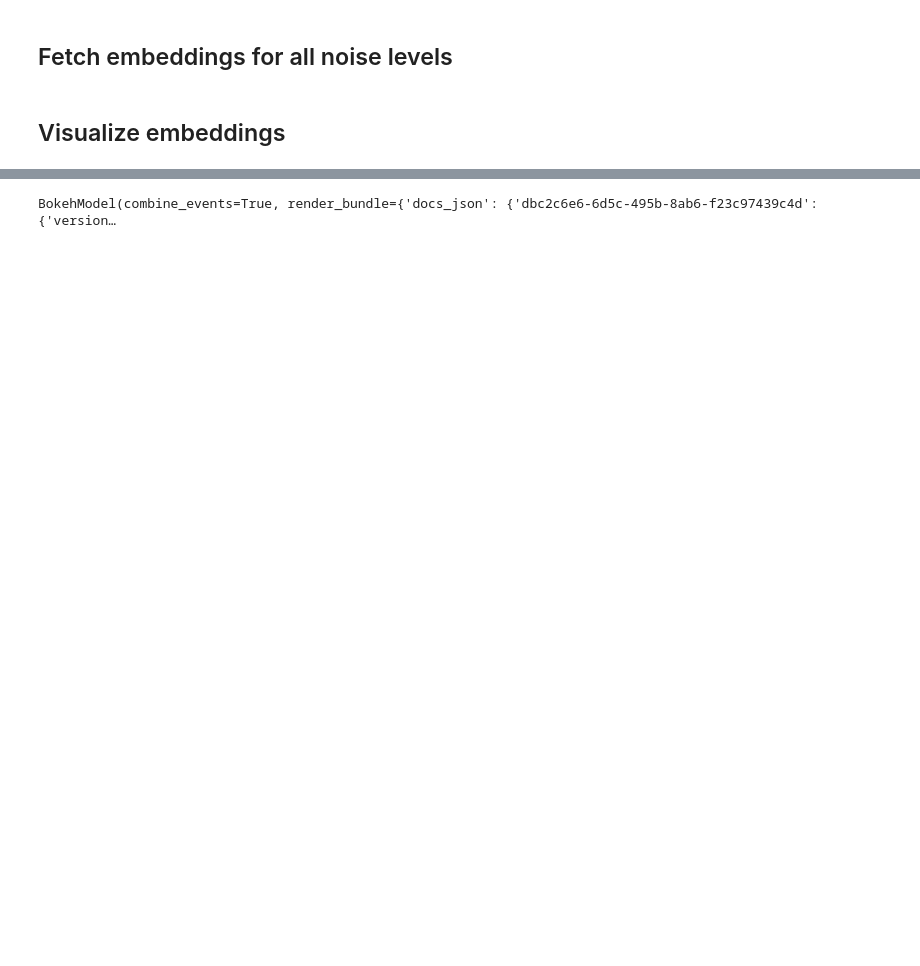
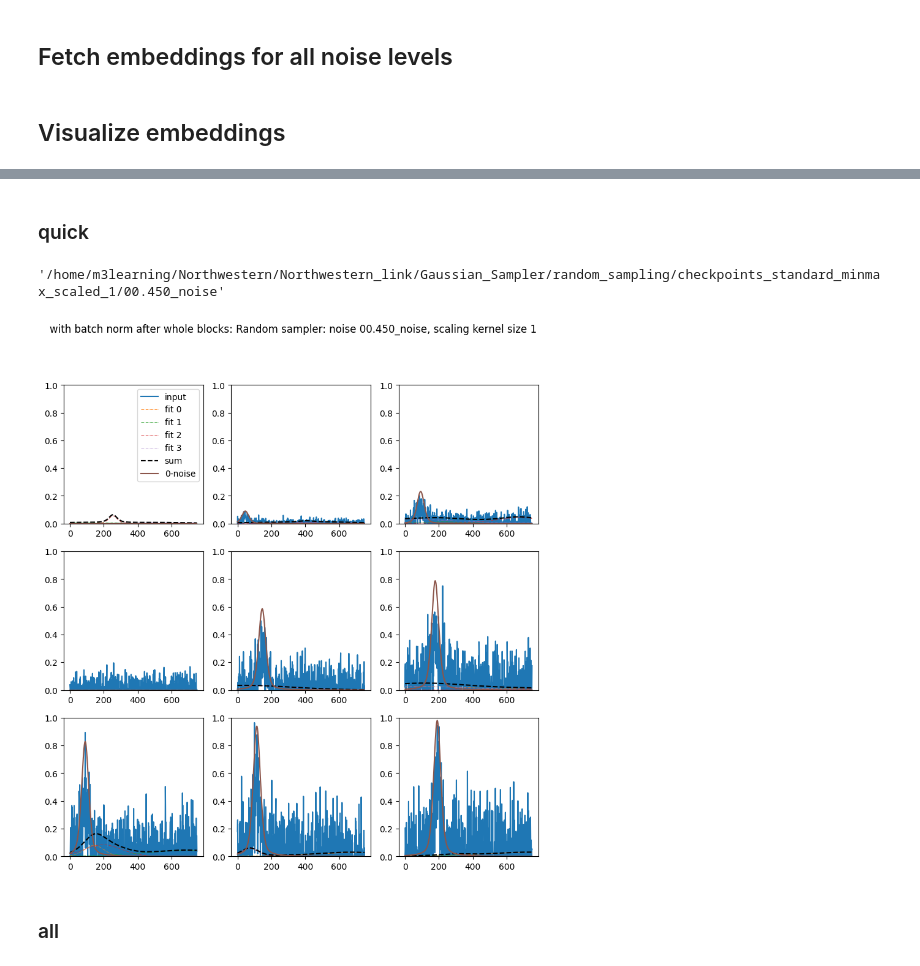
Before and after one commit to zhangxinqiao314/Gaussian_Sampler, a Jupyter notebook: Notebooks/fake_pv_testing.ipynb, the cells around one changed output, grey strips where cells are left out. Drawn from its saved outputs; the diff is of its cells as text; code cells hidden in the pictures; blank space fills up the shorter version.

```diff
--- a/Notebooks/fake_pv_testing.ipynb
+++ b/Notebooks/fake_pv_testing.ipynb
@@ -311,3 +599,0 @@ emb.write_embeddings(overwrite=False)
-# %%
-fitter._dataloader_sampler = sampler
-emb_viz = Fake_PV_viz_embeddings(fitter, emb, dset)
@@ -912,31 +599,0 @@ Generated available
-# %%
-emb_path = '/home/m3learning/Northwestern/Northwestern_link/model_tests/fake_pv_curves_random_sampling/'
-noise = 'spectral_noise'
-raw_data_path = f'{datapath}fake_pv_uniform_{noise}.h5'
-
-model = fake_pv_FitterAutoencoder_1D(function=stem.generate_pseudovoigt_1D,
-                                    dset = dataset,
-                                    input_channels=1,
-                                    num_params=4,
-                                    num_fits=1,
-                                    limits=[1000, 500, 500], # A, mean, fwhm
-                                    device='cuda:0',
-                                    learning_rate = 3e-5,
-                                    # wandb_project='fit_noisy_pv_gaussian_batch_sampling',
-                                    dataloader_sampler = Gaussian_Sampler,
-                                    sampler_kwargs = {'dset': dataset,
-                                                    'batch_size': 100,
-                                                    'gaussian_std': 5,
-                                                    'original_shape': (100,100,500),
-                                                    'num_neighbors': 20,},
-                                    custom_collate_fn=custom_collate_fn,
-                                    )
-
-for dset_name in dset_list:
-    print(dset_name)
-    with h5py.File(raw_data_path,'r') as f:
-        dataset = Indexing_Dataset( f[dset_name][:].reshape(-1,1,500), zero_dset=f['00.000_noise'][:].reshape(-1,1,500) )
-        checks = glob.glob(f'{emb_path}/{noise}/{dset_name}/*.pkl')
-        checks.sort()
-        model.load_weights(checks[-1])
-        model.get_embedding(dataset, batch_size=100, train=False)
@@ -988,15 +599,0 @@ with model.open_embedding_h() as h:
-# %%
-
-# Layout with widgets and plots
-dmap = pn.Column(
-    pn.Row(i_slider, s_slider, noise_selector),
-    pn.Row(x_slider, y_slider, sampler_selector),
-    (img_dmap*dot_dmap + \
-        fit_img_dmap*dot_dmap + \
-        spec_dmap*fit_spec_dmap*zero_spec_dmap*vline_dmap).opts(shared_axes=True,axiswise=True),
-    hv.Layout(embedding_dmaps).cols(4)
-)
-
-dmap
-# %% [output]
-BokehModel(combine_events=True, render_bundle={'docs_json': {'dbc2c6e6-6d5c-495b-8ab6-f23c97439c4d': {'version…
@@ -1004,0 +600,20 @@ dmap.clear()
+# %% [markdown]
+### quick
+# %%
+kernel_size = 1
+checks = glob.glob(f'/home/m3learning/Northwestern/Northwestern_link/Gaussian_Sampler/random_sampling/checkpoints_standard_minmax_scaled_{kernel_size}/*/*100*.pkl')
+# checks = glob.glob(f'/home/m3learning/Northwestern/Northwestern_link/Gaussian_Sampler/checkpoints_standard_minmax_scaled/*/*100*.pkl')
+checks.sort()
+checkpoint_path = checks[10]
+fitter.load_weights(checkpoint_path)
+# %%
+fitter.checkpoint_folder
+# %% [output]
+'/home/m3learning/Northwestern/Northwestern_link/Gaussian_Sampler/random_sampling/checkpoints_standard_minmax_scaled_1/00.450_noise'
+# %%
+import test_disp
+test_disp.plot_batch(fitter, dset)
+# %% [output]
+[figure, added]
+# %% [markdown]
+### all
```
Also changed, not shown: parts of 113 cells of this notebook, 6 other files.
